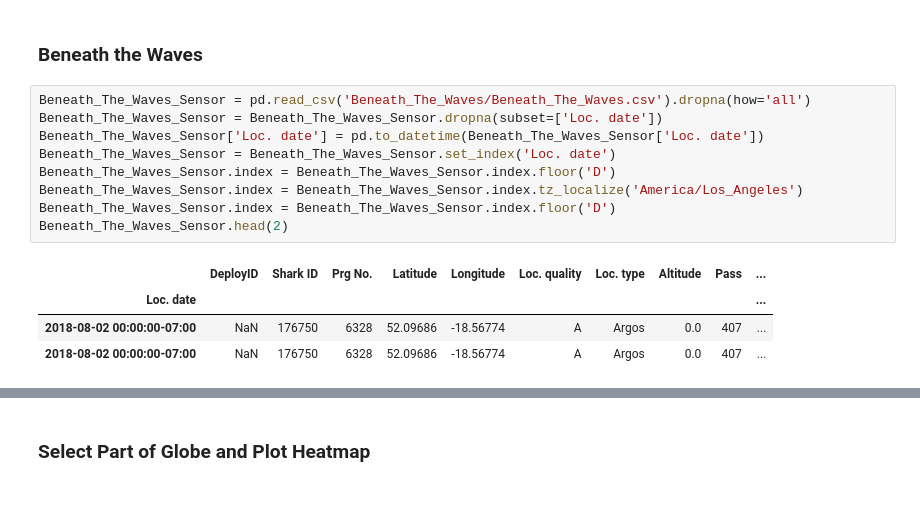
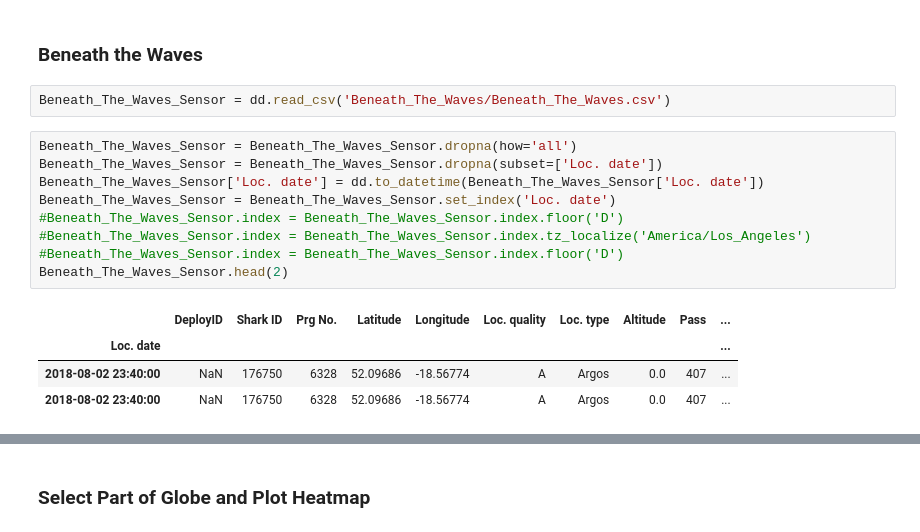
Before and after one commit to aionthebeach/ocean-maps, a Jupyter notebook: Maps_GFW_BTW_OR.ipynb, the cells around one changed output, grey strips where cells are left out. Saved outputs shown, nothing was run; the diff lists cells and outputs as text; blank space fills up the shorter version.

```diff
--- a/Maps_GFW_BTW_OR.ipynb
+++ b/Maps_GFW_BTW_OR.ipynb
@@ -78,16 +78,18 @@ All_GFW_Grid.head()
 # %% [markdown]
 ### Beneath the Waves
+# %%
+Beneath_The_Waves_Sensor = dd.read_csv('Beneath_The_Waves/Beneath_The_Waves.csv')
 # %%
-Beneath_The_Waves_Sensor = pd.read_csv('Beneath_The_Waves/Beneath_The_Waves.csv').dropna(how='all')
+Beneath_The_Waves_Sensor = Beneath_The_Waves_Sensor.dropna(how='all')
 Beneath_The_Waves_Sensor = Beneath_The_Waves_Sensor.dropna(subset=['Loc. date'])
-Beneath_The_Waves_Sensor['Loc. date'] = pd.to_datetime(Beneath_The_Waves_Sensor['Loc. date'])
+Beneath_The_Waves_Sensor['Loc. date'] = dd.to_datetime(Beneath_The_Waves_Sensor['Loc. date'])
 Beneath_The_Waves_Sensor = Beneath_The_Waves_Sensor.set_index('Loc. date')
-Beneath_The_Waves_Sensor.index = Beneath_The_Waves_Sensor.index.floor('D')
-Beneath_The_Waves_Sensor.index = Beneath_The_Waves_Sensor.index.tz_localize('America/Los_Angeles')
-Beneath_The_Waves_Sensor.index = Beneath_The_Waves_Sensor.index.floor('D')
+#Beneath_The_Waves_Sensor.index = Beneath_The_Waves_Sensor.index.floor('D')
+#Beneath_The_Waves_Sensor.index = Beneath_The_Waves_Sensor.index.tz_localize('America/Los_Angeles')
+#Beneath_The_Waves_Sensor.index = Beneath_The_Waves_Sensor.index.floor('D')
 Beneath_The_Waves_Sensor.head(2)
 # %% [output]
 |  | DeployID | Shark ID | Prg No. | Latitude | Longitude | Loc. quality | Loc. type | Altitude | Pass | ... |
 | Loc. date |  |  |  |  |  |  |  |  |  | ... |
-| 2018-08-02 00:00:00-07:00 | NaN | 176750 | 6328 | 52.09686 | -18.56774 | A | Argos | 0.0 | 407 | ... |
-| 2018-08-02 00:00:00-07:00 | NaN | 176750 | 6328 | 52.09686 | -18.56774 | A | Argos | 0.0 | 407 | ... |
+| 2018-08-02 23:40:00 | NaN | 176750 | 6328 | 52.09686 | -18.56774 | A | Argos | 0.0 | 407 | ... |
+| 2018-08-02 23:40:00 | NaN | 176750 | 6328 | 52.09686 | -18.56774 | A | Argos | 0.0 | 407 | ... |
```
Also changed, not shown: parts of 7 cells of this notebook.
